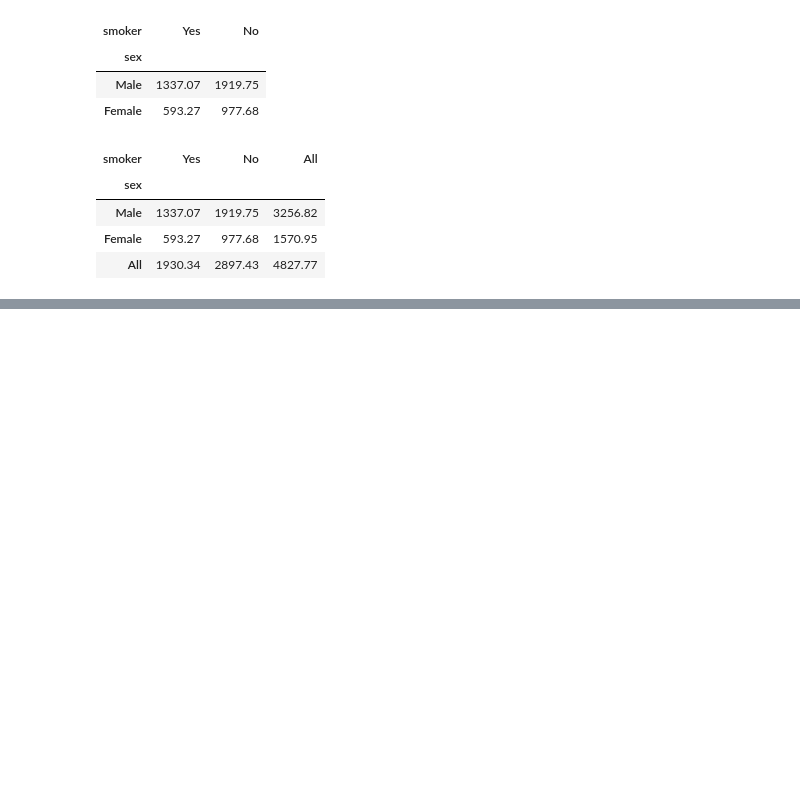
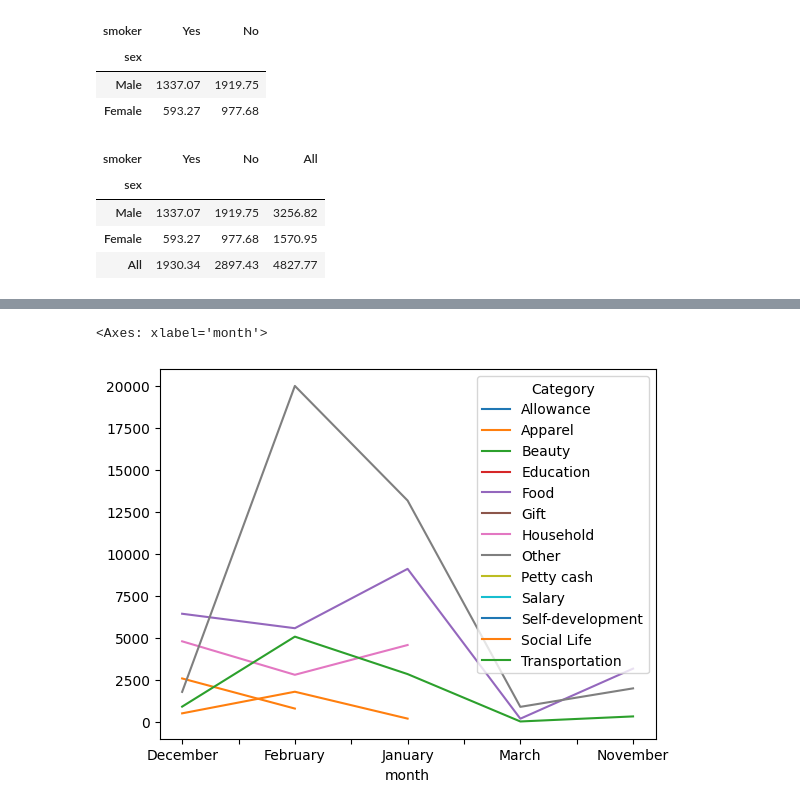
Before and after one commit to Akash11gavhane/Python, a Jupyter notebook: Pandas/session-21-multiindex-objects.ipynb, the cells around one changed output, grey strips where cells are left out. Drawn from its saved outputs; the diff is of its cells as text; code cells hidden in the pictures; blank space fills up the shorter version.

```diff
--- a/Pandas/session-21-multiindex-objects.ipynb
+++ b/Pandas/session-21-multiindex-objects.ipynb
@@ -1213,2 +1213,2 @@ memory usage: 48.0+ KB
 # %%
-pd.to_datetime(df1['Date'])
+df1['Date'] = pd.to_datetime(df1['Date'])
@@ -1216,0 +1236,4 @@ ParserError: Unknown string format: ======= present at position 277
+# %%
+df1['month'] = df1['Date'].dt.month_name()
+
+# using that we can extract only month
@@ -1216,0 +1250,5 @@ ParserError: Unknown string format: ======= present at position 277
+# %%
+df1.pivot_table(index='month' , columns='Category' , values = 'INR' , aggfunc='sum').plot()
+# %% [output]
+<Axes: xlabel='month'>
+[figure, added]
```
Also changed, not shown: parts of 8 cells of this notebook, 1 other file.
